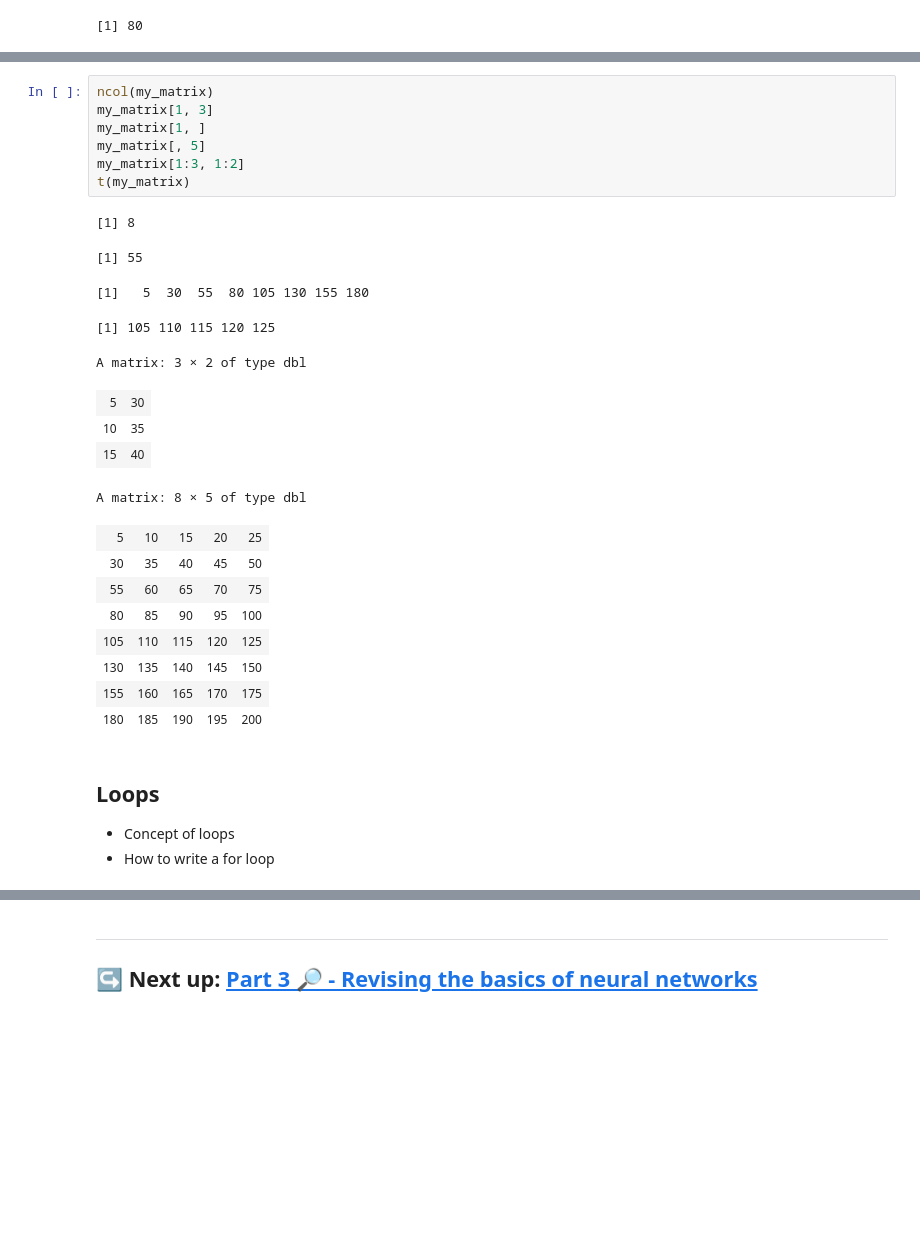
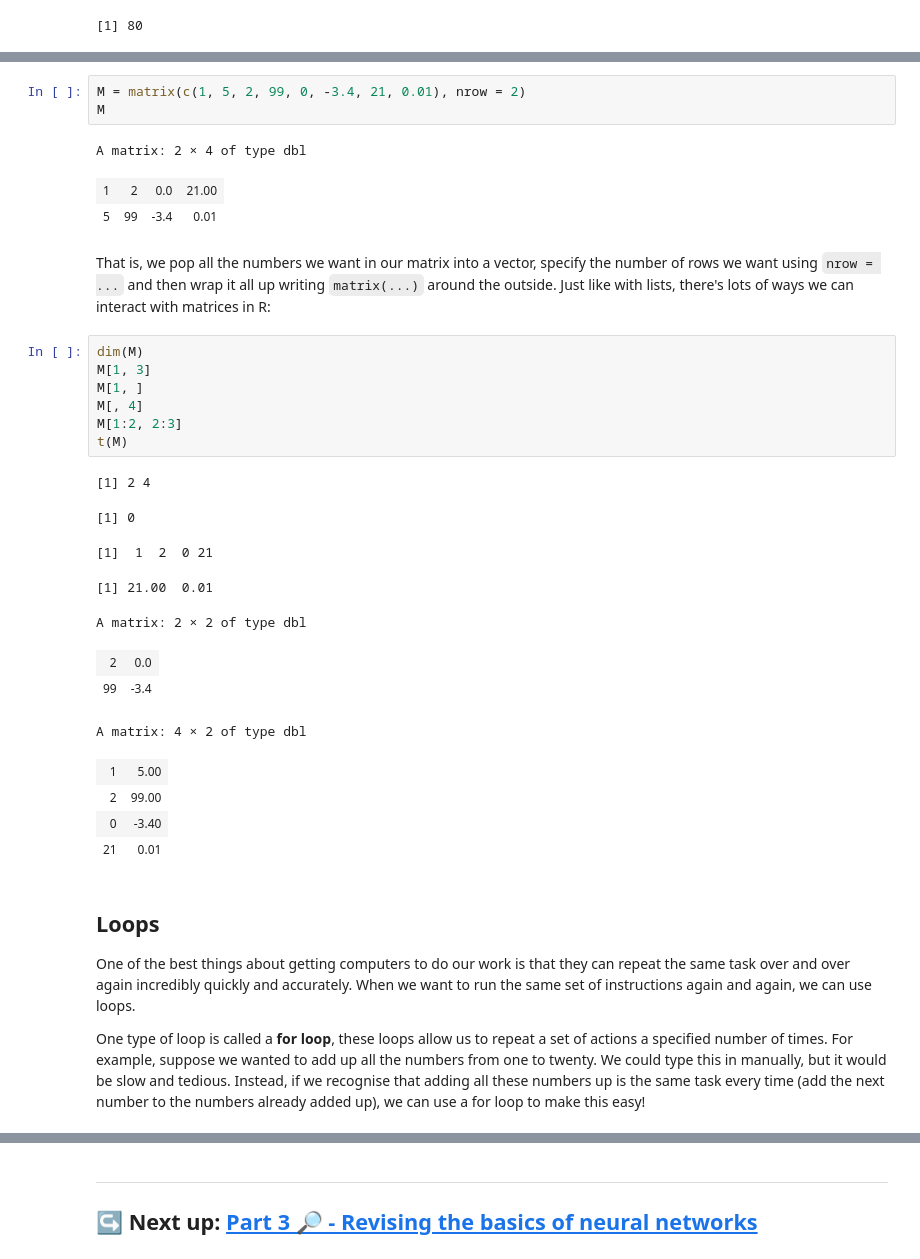
Before and after one commit to ABS-Neural-Nets-Tutorial/Intro-To-Neural-Networks, a Jupyter notebook: notebooks/2_Learning_R.ipynb, the cells around one changed output, grey strips where cells are left out. Drawn from its saved outputs; the diff is of its cells as text; blank space fills up the shorter version.

```diff
--- a/notebooks/2_Learning_R.ipynb
+++ b/notebooks/2_Learning_R.ipynb
@@ -163,29 +207,34 @@ A matrix: 5 × 8 of type dbl
+# %%
+M = matrix(c(1, 5, 2, 99, 0, -3.4, 21, 0.01), nrow = 2)
+M
+# %% [output]
+A matrix: 2 × 4 of type dbl
+| 1 | 2 | 0.0 | 21.00 |
+| 5 | 99 | -3.4 | 0.01 |
+# %% [markdown]
+That is, we pop all the numbers we want in our matrix into a vector, specify the number of rows we want using `nrow = ...` and then wrap it all up writing `matrix(...)` around the outside. Just like with lists, there's lots of ways we can interact with matrices in R:
 # %%
-ncol(my_matrix)
-my_matrix[1, 3]
-my_matrix[1, ]
-my_matrix[, 5]
-my_matrix[1:3, 1:2]
-t(my_matrix)
+dim(M)
+M[1, 3]
+M[1, ]
+M[, 4]
+M[1:2, 2:3]
+t(M)
 # %% [output]
-[1] 8
+[1] 2 4
-[1] 55
+[1] 0
-[1]   5  30  55  80 105 130 155 180
+[1]  1  2  0 21
-[1] 105 110 115 120 125
+[1] 21.00  0.01
-A matrix: 3 × 2 of type dbl
+A matrix: 2 × 2 of type dbl
-| 5 | 30 |
-| 10 | 35 |
-| 15 | 40 |
+| 2 | 0.0 |
+| 99 | -3.4 |
-A matrix: 8 × 5 of type dbl
+A matrix: 4 × 2 of type dbl
-| 5 | 10 | 15 | 20 | 25 |
-| 30 | 35 | 40 | 45 | 50 |
-| 55 | 60 | 65 | 70 | 75 |
-| 80 | 85 | 90 | 95 | 100 |
-| 105 | 110 | 115 | 120 | 125 |
-| 130 | 135 | 140 | 145 | 150 |
-| 155 | 160 | 165 | 170 | 175 |
-| 180 | 185 | 190 | 195 | 200 |
+| 1 | 5.00 |
+| 2 | 99.00 |
+| 0 | -3.40 |
+| 21 | 0.01 |
 # %% [markdown]
-## Loops <a name="loops"></a>
-- Concept of loops
-- How to write a for loop
+## Loops
+One of the best things about getting computers to do our work is that they can repeat the same task over and over again incredibly quickly and accurately. When we want to run the same set of instructions again and again, we can use loops.
+
+One type of loop is called a **for loop**, these loops allow us to repeat a set of actions a specified number of times. For example, suppose we wanted to add up all the numbers from one to twenty. We could type this in manually, but it would be slow and tedious. Instead, if we recognise that adding all these numbers up is the same task every time (add the next number to the numbers already added up), we can use a for loop to make this easy!
```
Also changed, not shown: parts of 33 cells of this notebook, 1 other file.
